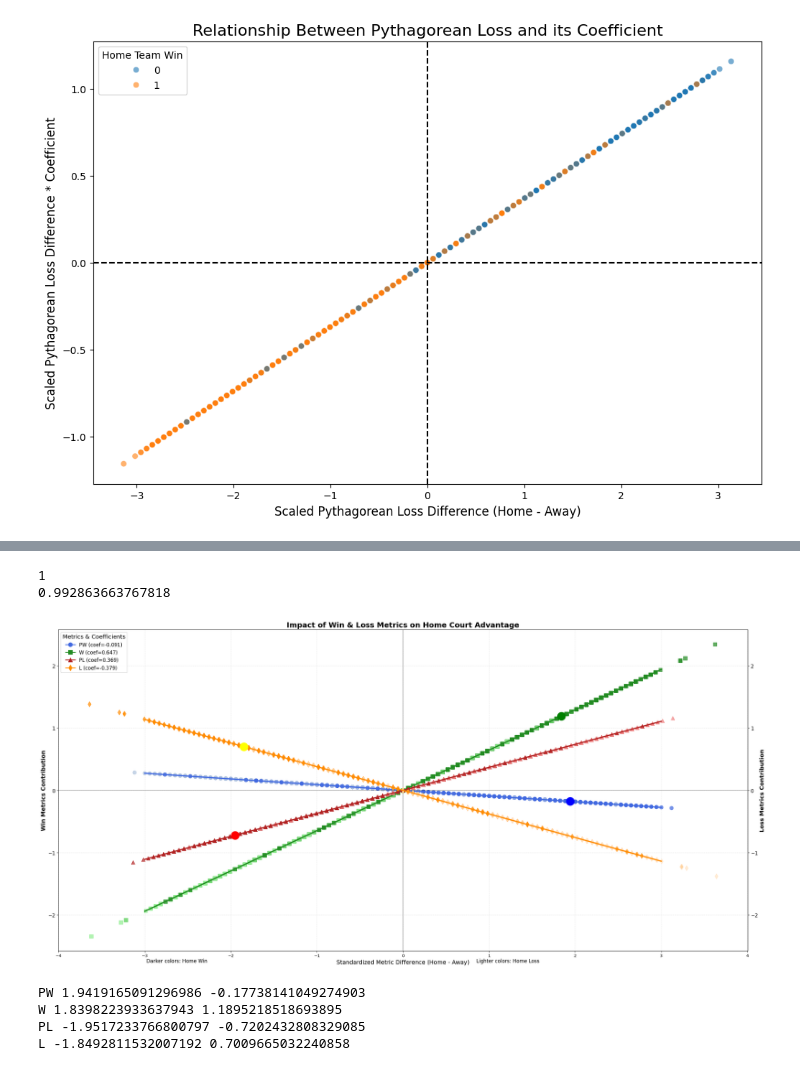
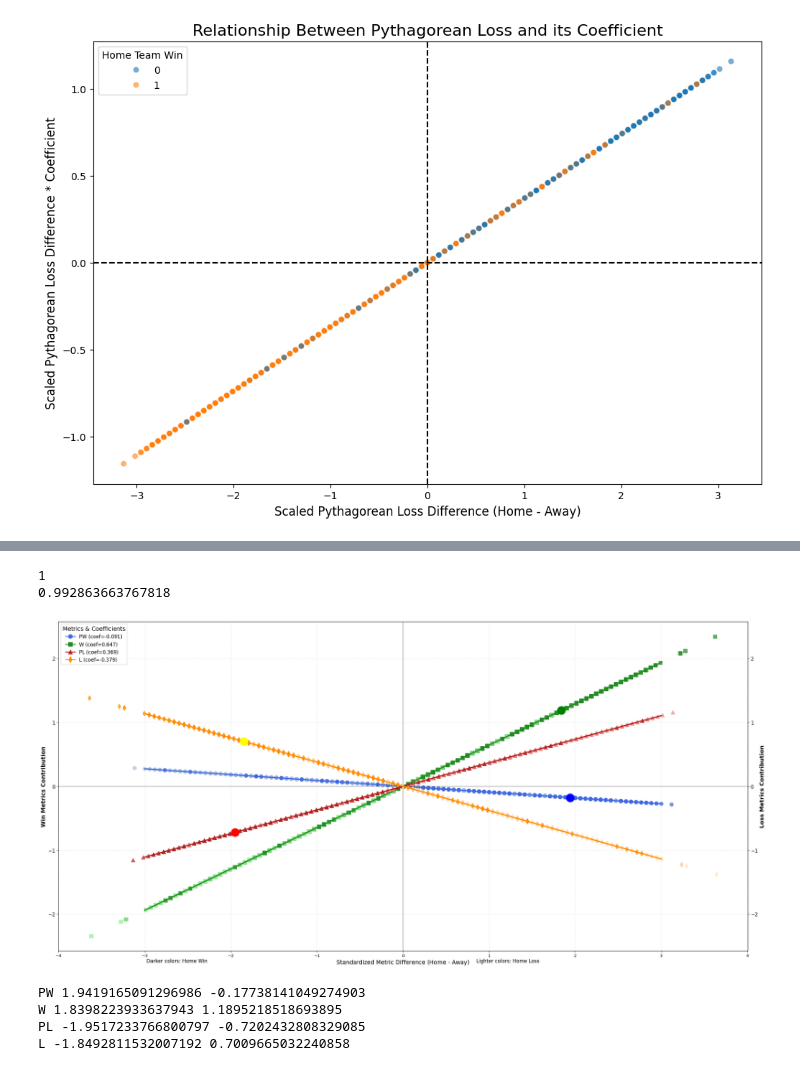
Before and after one commit to mamamia5x/NBA, a Jupyter notebook: final.ipynb, the cells around one changed output, grey strips where cells are left out. Drawn from its saved outputs; the diff is of its cells as text; code cells hidden in the pictures.

```diff
--- a/final.ipynb
+++ b/final.ipynb
@@ -419,22 +434,6 @@ plt.tight_layout()
 plt.show()
 # %% [output]
 [figure]
-# %%
-'''
-scaler = StandardScaler()
-
-keep = stat_df[stat_df.significant].index.to_list()
-X_significant = X[keep]
-X_scaled = pd.DataFrame(scaler.fit_transform(X_significant), columns=X_significant.columns)
-
-X_train, X_test, y_train, y_test = train_test_split(X_scaled, y, test_size=.3)
-log = LogisticRegression(max_iter=10000)
-log.fit(X_train, y_train)
-predict = log.predict(X_test)
-
-print("Testing accuracy: ", accuracy_score(y_test, predict))
-print("F1 score: ", f1_score(y_test, predict))
-'''
 # %%
 best_log = 0
 best_score = 0
@@ -677,56 +604,44 @@ def plot_it(stat, index=2, c="blue"):
 def get_total(ind):
   return get_points("PW", ind)[1] + get_points("W", ind)[1] + get_points("PL", ind)[1] + get_points("L", ind)[1]
 # %%
-import numpy as np
-import matplotlib.pyplot as plt
+fig, ax1 = plt.subplots(figsize=(25, 12))
+ax2 = ax1.twinx()
 
-# Create figure with two y-axes
-fig, ax1 = plt.subplots(figsize=(25, 12))
-ax2 = ax1.twinx()  # Create a second y-axis
-
-# Get coefficients for all metrics
 pw_coef = best_log.coef_[0][X_scaled.columns.get_loc("PW")]
 pl_coef = best_log.coef_[0][X_scaled.columns.get_loc("PL")]
 w_coef = best_log.coef_[0][X_scaled.columns.get_loc("W")]
 l_coef = best_log.coef_[0][X_scaled.columns.get_loc("L")]
 
-# Define a better color scheme - one color per metric
 pw_color = 'royalblue'
 w_color = 'forestgreen'
 pl_color = 'firebrick'
 l_color = 'darkorange'
 
-# Plot PW contribution
 pw_contribution = pw_coef * X_scaled["PW"]
 ax1.scatter(X_scaled["PW"], pw_contribution,
            c=[pw_color if win else 'lightsteelblue' for win in dataset['homeWin']],
            alpha=0.7, marker='o', s=80, label="PW")
 
-# Plot W contribution
 w_contribution = w_coef * X_scaled["W"]
 ax1.scatter(X_scaled["W"], w_contribution,
            c=[w_color if win else 'lightgreen' for win in dataset['homeWin']],
            alpha=0.7, marker='s', s=80, label="W")
 
-# Plot PL contribution
 pl_contribution = pl_coef * X_scaled["PL"]
 ax2.scatter(X_scaled["PL"], pl_contribution,
            c=[pl_color if win else 'lightcoral' for win in dataset['homeWin']],
            alpha=0.7, marker='^', s=80, label="PL")
 
-# Plot L contribution
 l_contribution = l_coef * X_scaled["L"]
 ax2.scatter(X_scaled["L"], l_contribution,
            c=[l_color if win else 'bisque' for win in dataset['homeWin']],
            alpha=0.7, marker='d', s=80, label="L")
 
-# Add label styling
 ax1.set_ylabel('Win Metrics Contribution', fontsize=14, fontweight='bold')
 ax1.tick_params(axis='y', labelsize=12)
 ax2.set_ylabel('Loss Metrics Contribution', fontsize=14, fontweight='bold')
 ax2.tick_params(axis='y', labelsize=12)
 
-# Add trend lines
 x_range = np.linspace(-3, 3, 100)
 ax1.plot(x_range, pw_coef * x_range, color=pw_color, linestyle='-', linewidth=3,
         label=f"PW Trend (coef={pw_coef:.3f})")
@@ -737,34 +652,26 @@ ax2.plot(x_range, pl_coef * x_range, color=pl_color, linestyle='-', linewidth=3,
 ax2.plot(x_range, l_coef * x_range, color=l_color, linestyle='-', linewidth=3,
         label=f"L Trend (coef={l_coef:.3f})")
 
-# Calculate the max y value across all four datasets for consistent scaling
 y_min = min(pw_contribution.min(), pl_contribution.min(),
             w_contribution.min(), l_contribution.min())
 y_max = max(pw_contribution.max(), pl_contribution.max(),
             w_contribution.max(), l_contribution.max())
 
-# Add a bit of padding (5%)
 padding = (y_max - y_min) * 0.05
 y_min -= padding
 y_max += padding
 
-# Set the same y-limits for both axes
 ax1.set_ylim(y_min, y_max)
 ax2.set_ylim(y_min, y_max)
 
-# Reference lines
 ax1.axhline(y=0, color='black', linestyle='-', alpha=0.3)
 ax1.axvline(x=0, color='black', linestyle='-', alpha=0.3)
 
-# Grid for readability
 ax1.grid(True, linestyle='--', alpha=0.3)
 
 # Title and x-axis label
-plt.title('Impact of Win & Loss Metrics on Home Court Advantage', fontsize=18, fontweight='bold')
 ax1.set_xlabel('Standardized Metric Difference (Home - Away)', fontsize=14)
 
-# Create combined legend with custom ordering
-from matplotlib.lines import Line2D
 legend_elements = [
     Line2D([0], [0], marker='o', color=pw_color, label='PW', markersize=10, linestyle='-', linewidth=2),
     Line2D([0], [0], marker='s', color=w_color, label='W', markersize=10, linestyle='-', linewidth=2),
@@ -774,34 +681,34 @@ legend_elements = [
 
 # Add coefficient values to legend
 legend_text = [
     f'PW (coef={pw_coef:.3f})',
     f'W (coef={w_coef:.3f})',
     f'PL (coef={pl_coef:.3f})',
     f'L (coef={l_coef:.3f})'
 ]
 
 # Create the legend
 ax1.legend(legend_elements, legend_text, loc='best', fontsize=12,
            framealpha=0.9, title="Metrics & Coefficients", title_fontsize=14)
 
 # Add annotations for win/loss
 plt.figtext(0.15, 0.02, "Darker colors: Home Win", fontsize=12)
 plt.figtext(0.6, 0.02, "Lighter colors: Home Loss", fontsize=12)
 
 ind = 2
 print(dataset.loc[ind].homeWin)
 plot_it("PW", ind)
 plot_it("W", ind, c="green")
 plot_it("PL", ind, c="red")
 plot_it("L", ind, c="yellow")
 print(get_total(ind))
 
 plt.tight_layout()
 plt.show()
 # %% [output]
 1
 0.992863663767818
-[figure, old version]
+[figure, new version]
 # %%
 print_it("PW")
 print_it("W")
```
Also changed, not shown: parts of 9 cells of this notebook.
